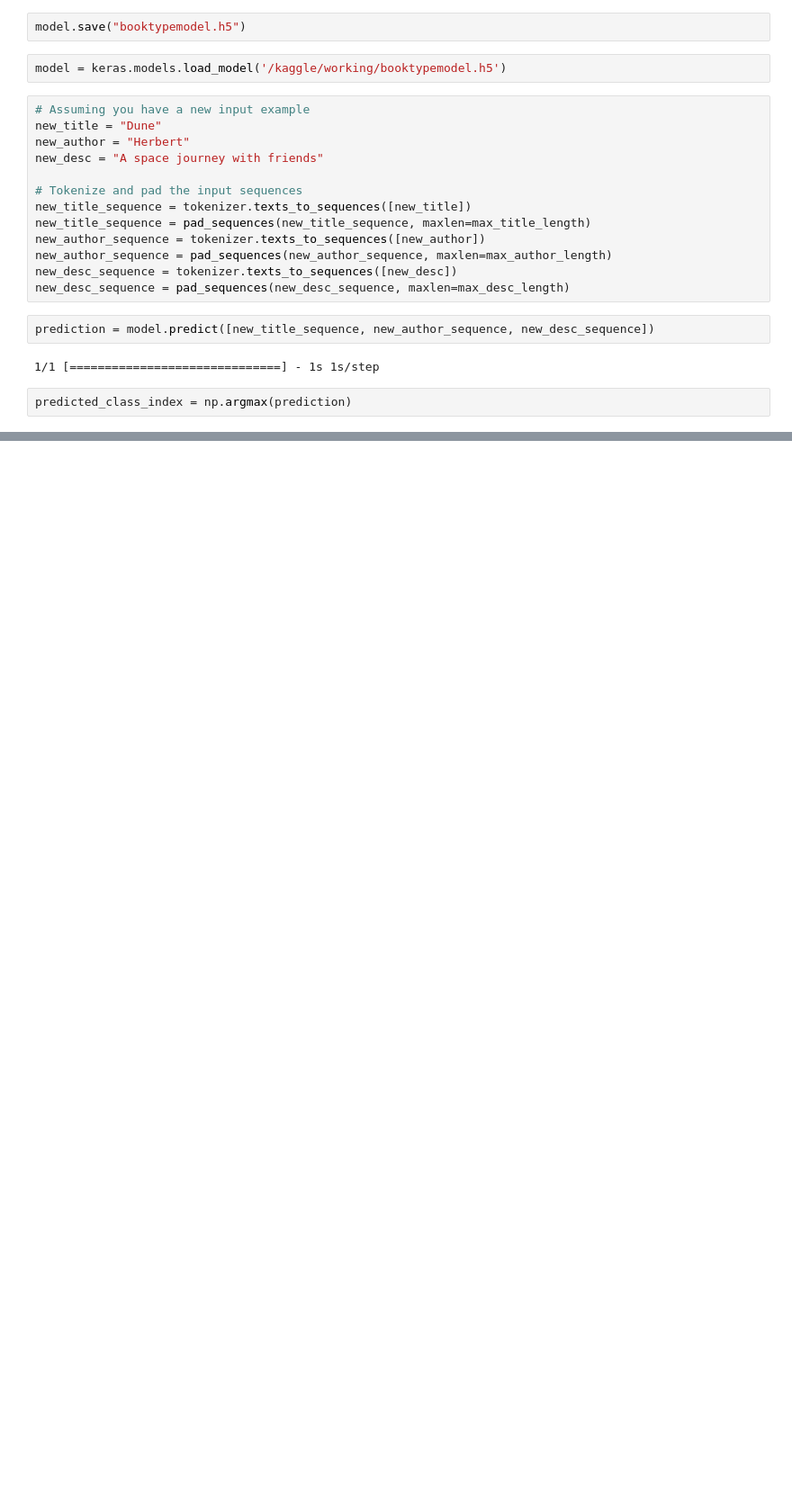
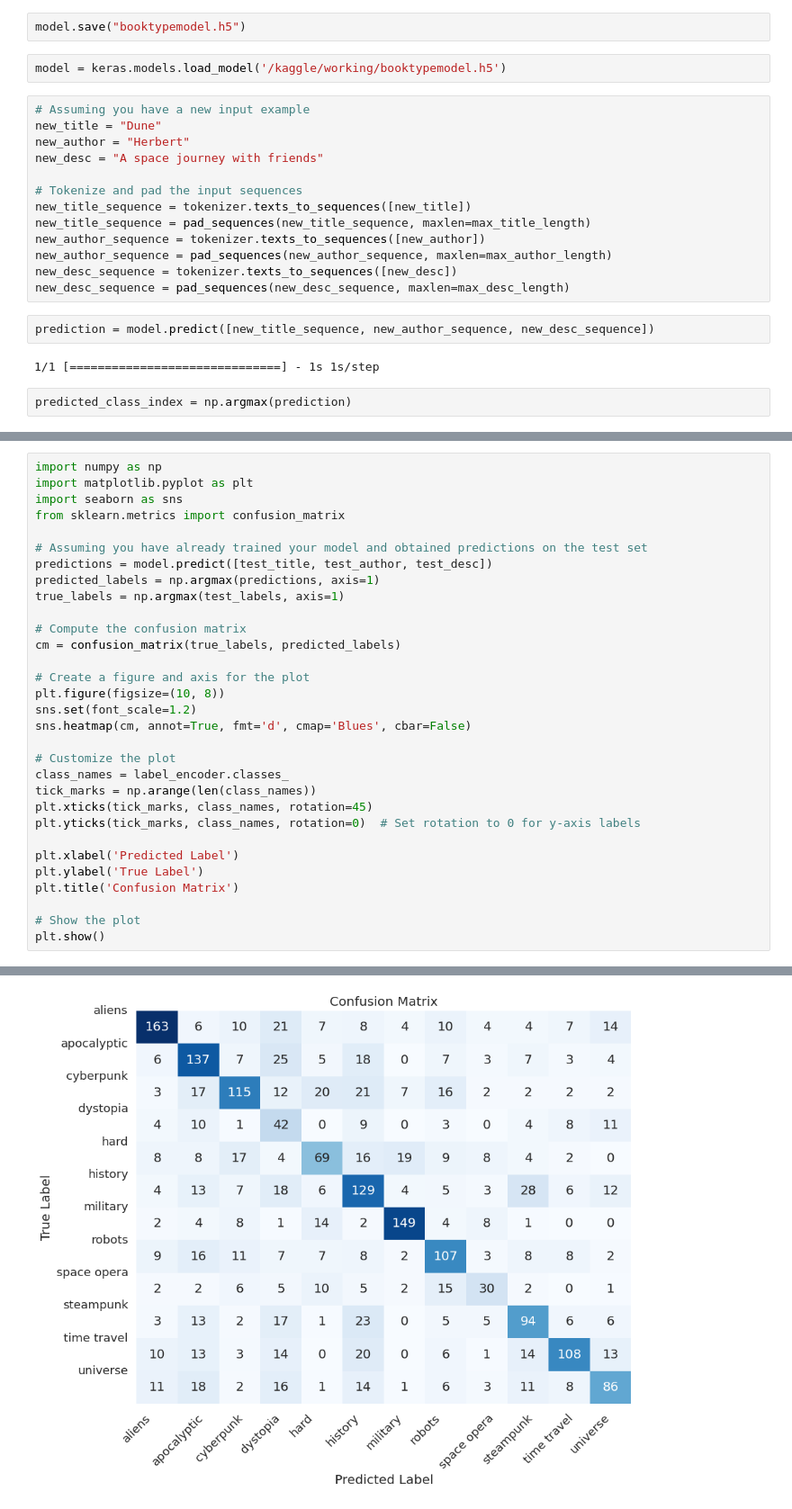
Before and after one commit to onursercanyilmaz/recommendedreads, a Jupyter notebook: data/6-recommended-reads-deep-learning-keras.ipynb, the cells around one changed output, grey strips where cells are left out. Shown at 90% size. Saved outputs shown, nothing was run; the diff lists cells and outputs as text; blank space fills up the shorter version.

```diff
--- a/data/6-recommended-reads-deep-learning-keras.ipynb
+++ b/data/6-recommended-reads-deep-learning-keras.ipynb
@@ -148,0 +250,32 @@ predicted_class
+# %%
+import numpy as np
+import matplotlib.pyplot as plt
+import seaborn as sns
+from sklearn.metrics import confusion_matrix
+
+# Assuming you have already trained your model and obtained predictions on the test set
+predictions = model.predict([test_title, test_author, test_desc])
+predicted_labels = np.argmax(predictions, axis=1)
+true_labels = np.argmax(test_labels, axis=1)
+
+# Compute the confusion matrix
+cm = confusion_matrix(true_labels, predicted_labels)
+
+# Create a figure and axis for the plot
+plt.figure(figsize=(10, 8))
+sns.set(font_scale=1.2)
+sns.heatmap(cm, annot=True, fmt='d', cmap='Blues', cbar=False)
+
+# Customize the plot
+class_names = label_encoder.classes_
+tick_marks = np.arange(len(class_names))
+plt.xticks(tick_marks, class_names, rotation=45)
+plt.yticks(tick_marks, class_names, rotation=0)  # Set rotation to 0 for y-axis labels
+
+plt.xlabel('Predicted Label')
+plt.ylabel('True Label')
+plt.title('Confusion Matrix')
+
+# Show the plot
+plt.show()
+# %% [output]
@@ -148,0 +283 @@ predicted_class
+[figure, added]
```
Also changed, not shown: parts of 7 cells of this notebook.
